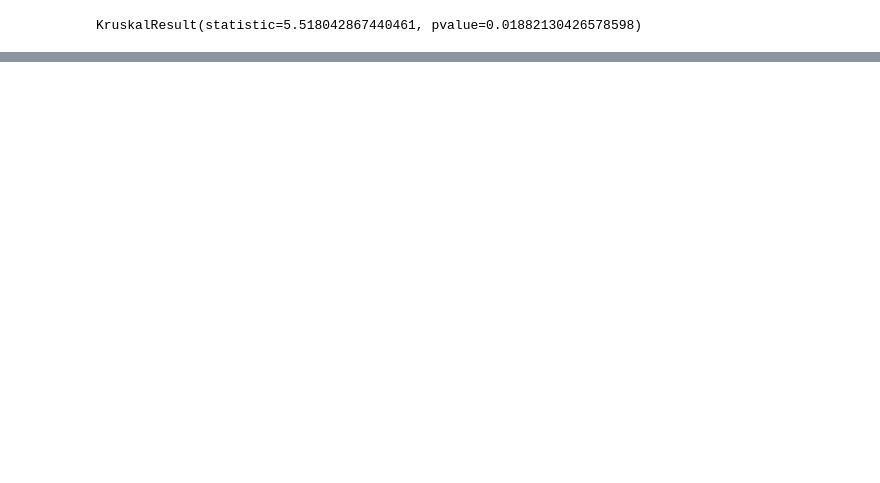
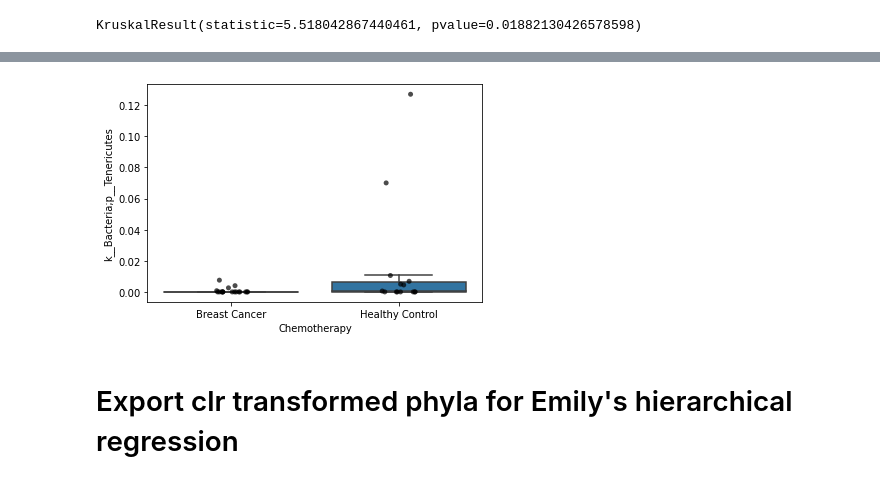
Before and after one commit to sterrettJD/Chemobrain, a Jupyter notebook: Reanalyze-after-blooms-removed.ipynb, the cells around one changed output, grey strips where cells are left out. Cells and saved outputs as stored; diff of their text form; code cells hidden in the pictures; blank space fills up the shorter version.

```diff
--- a/Reanalyze-after-blooms-removed.ipynb
+++ b/Reanalyze-after-blooms-removed.ipynb
@@ -686,0 +762,16 @@ KruskalResult(statistic=5.518042867440461, pvalue=0.01882130426578598)
+# %%
+ax = sns.boxplot(x=metadata["Chemotherapy"],
+                y=L2["k__Bacteria;p__Tenericutes"],
+                showfliers=False,
+                 palette=["tab:orange", "tab:blue"])
+
+sns.stripplot(x=metadata["Chemotherapy"],
+              y=L2["k__Bacteria;p__Tenericutes"],
+              palette=["black"]*2,
+              alpha=0.7,
+              ax=ax)
+plt.show()
+# %% [output]
+[figure, added]
+# %% [markdown]
+# Export clr transformed phyla for Emily's hierarchical regression
```
Also changed, not shown: parts of 20 cells of this notebook.
